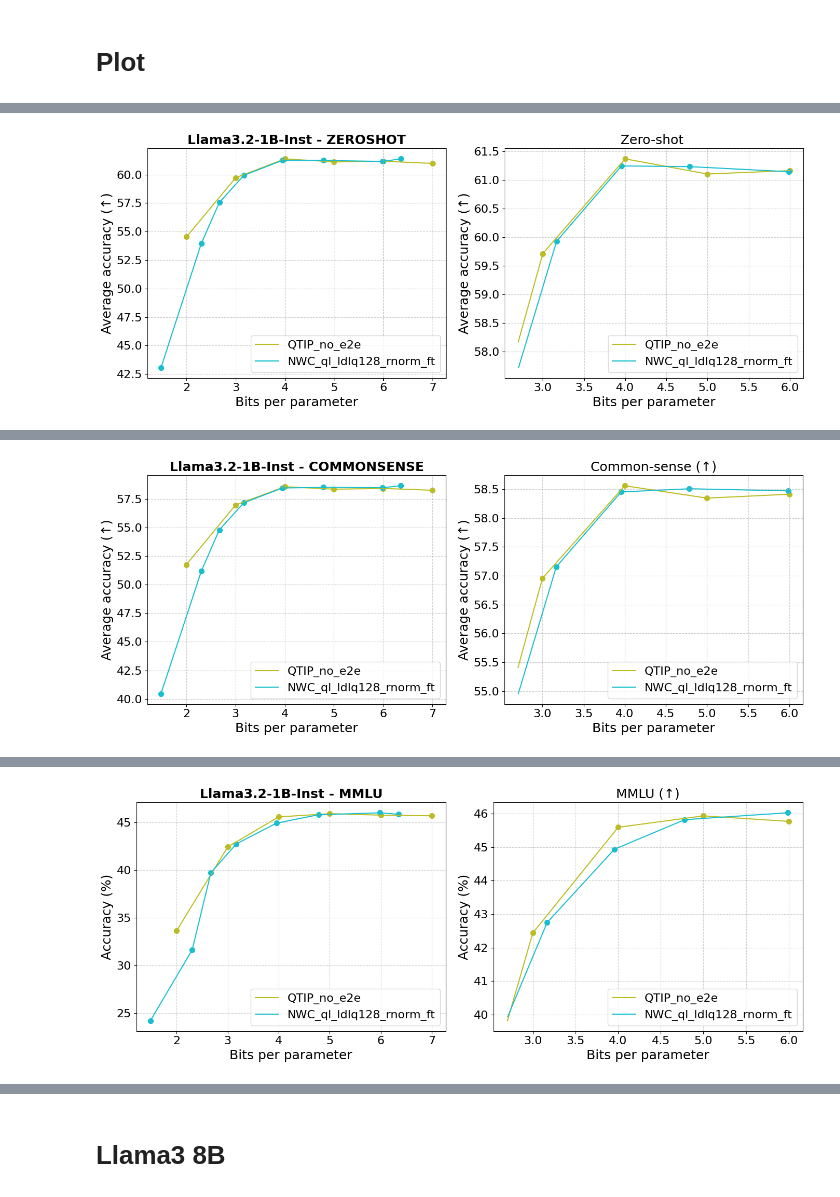
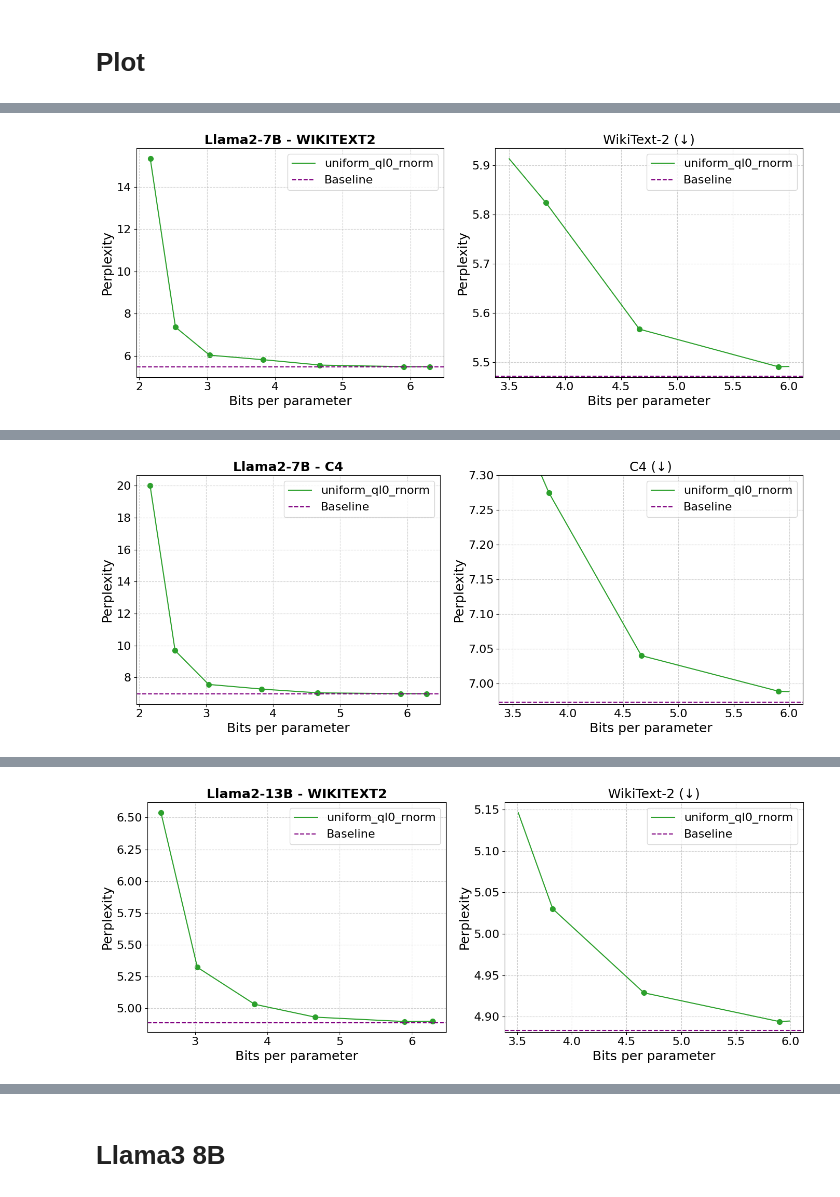
Before and after one commit to ryu326/weight_compression, a Jupyter notebook: notebooks/plot_bpp_acc.ipynb, the cells around one changed output, grey strips where cells are left out. Saved outputs shown, nothing was run; the diff lists cells and outputs as text; code cells hidden in the pictures.

```diff
--- a/notebooks/plot_bpp_acc.ipynb
+++ b/notebooks/plot_bpp_acc.ipynb
@@ -47,7 +47,8 @@ path_list = [
     # '/workspace/Weight_compression/hf_model_comp_results/meta-llama--Llama-2-7b-hf/uniform_ql_rnorm/ql2',
     # '/workspace/Weight_compression/hf_model_comp_results/meta-llama--Llama-2-7b-hf/uniform_ql_rnorm/ql3',
     # '/workspace/Weight_compression/hf_model_comp_results_sv3/llama3.2_1b_inst/ft1'
-    '/workspace/Weight_compression/hf_model_comp_results_sv3/meta-llama--Llama-3.2-3B-Instruct/ql_ldlq128_rnorm_ft'
+    # '/workspace/Weight_compression/hf_model_comp_results_sv3/meta-llama--Llama-3.2-3B-Instruct/ql_ldlq128_rnorm_ft'
+    '/workspace/Weight_compression/hf_model_comp_results/meta-llama--Meta-Llama-3-8B/ql_ldlq128_rnorm_ablation_v2'
 ]
 for path in path_list:
     print('/'.join(path.split('/')[-2:]))
@@ -248,11 +249,13 @@ plot_name = [
     # 'SpinQ',
     # 'QUIP#',
     # 'QuIP#_no_e2e',
-    'QTIP_no_e2e',
+    # 'QTIP_no_e2e',
     # 'QTIP_no_ft',
     # # 'jpeg128',
     # # 'webp128',
-    'NWC_ql_ldlq128_rnorm_ft',
+    'ql_rnorm',
+    # 'ql_ldlq128_rnorm',
+    # 'NWC_ql_ldlq128_rnorm_ft',
     # 'NWC_ql_ldlq128_rnorm_ft_ft',
     # 'scaleH_scale_cond_ldlq128_uniform31.6_ft_scaleh_rnorm',
     # 'scaleH_scale_cond_ldlq128_ft',
@@ -282,9 +285,8 @@ plot_name = [
     # 'NWC_ql_ldlq128_rnorm_M32',
     # 'NWC_ql_ldlq128_rnorm_ft_ft',
     # 'ql',
-    # 'ql_rnorm',
     # 'ql_gaussian_rnorm',
-    # 'uniform_ql0_rnorm',
+    'uniform_ql0_rnorm',
     # 'uniform_ql1_rnorm',
     # 'uniform_ql2_rnorm',
     # 'uniform_ql3_rnorm',
@@ -293,19 +295,19 @@ plot_name = [
     # 'ql_cnorm_trained',
     # 'ql_lnorm',
     # 'ql_lnorm_trained',
-    # 'ql_ldlq128_rnorm',
+    # 'ql_ldlq_rnorm_ablation_v2',
     # 'ql_compand_ldlq128_rnorm',
     # 'ql_compand_ldlq128_rnorm(trained_rnormed)',
     # 'ql_compand_ldlq128_rnorm_fix_s',
 ]
 plot_labels = [
     # 'SeedLM',
-    # 'GPTQ',
-    # 'AWQ',
-    # 'SpinQ',
-    # r'QuIP#$^⁎$',
-    # r'QTIP$^⁎$',
-    # 'NWC (Ours)',
+    'GPTQ',
+    'AWQ',
+    'SpinQ',
+    r'QuIP#$^⁎$',
+    r'QTIP$^⁎$',
+    'NWC (Ours)',
     # 'NWC data-free (Ours)',
     # 'Weight Trained',
     # 'Gaussian Trained',
@@ -343,24 +345,24 @@ plot_labels = [
 plot_keys = [
     ('ppl_wikitext2', 'WikiText-2 (↓)'),
     ('ppl_c4', 'C4 (↓)'),
-    ('zeroshot','Zero-shot '),
-    ('commonsense', 'Common-sense (↑)'),
-    ('mmlu', 'MMLU (↑)'),
+    # ('zeroshot','Zero-shot '),
+    # ('commonsense', 'Common-sense (↑)'),
+    # ('mmlu', 'MMLU (↑)'),
     # ('mse', 'MSE')
     # 'proxy_err',
     ]
 models = [
-    # 'Llama3-8B',
-    # 'Llama2-7B',
+    'Llama3-8B',
+    'Llama2-7B',
     # 'Llama3.2-3B',
-    # 'Llama2-13B',
-    'Llama3.2-1B-Inst',
-    'Llama3.2-3B-Inst',
+    'Llama2-13B',
+    # 'Llama3.2-1B-Inst',
+    # 'Llama3.2-3B-Inst',
     ]
 
 
-# PPL_ZOOM_RANGE = (3.5, 6) ## eval
-PPL_ZOOM_RANGE = (3.7, 6)
+PPL_ZOOM_RANGE = (3.5, 6) ## eval
+# PPL_ZOOM_RANGE = (3.7, 6)
 # PPL_ZOOM_RANGE = (2.5, 6.1) ## gaussian
 # PPL_ZOOM_RANGE = (3, 5.2) ## seedlm
 # ZEROSHOT_ZOOM_RANGE = (3.5, 6.0) ## eval
@@ -391,7 +393,7 @@ if not plot_labels or len(plot_labels) != len(plot_name):
 cmap = cm.get_cmap('tab10')
 # cmap = cm.get_cmap('tab20')
 colors = {}
-idx = 8  # 0은 'Our' 전용
+idx = 1  # 0은 'Our' 전용
 for name in plot_labels:
     if 'Ours' in name:          # 필요하면 name.lower().find('our') >= 0 로
         colors[name] = cmap(0)
@@ -428,6 +430,7 @@ for m_name in models:
                 metric = replace_none_with_nan(v[plot_key])
 
                 mask = np.isfinite(bpp) & np.isfinite(metric) & (metric < 50)
+                mask = np.isfinite(bpp) & np.isfinite(metric)
                 if plot_key in ['commonsense', 'zeroshot', 'mmlu']:
                     metric = metric * 100
                 # mask = np.isfinite(bpp) & np.isfinite(metric)
@@ -469,8 +472,9 @@ for m_name in models:
                     axs[1].plot(x_smooth[zoom_smooth_mask], y_smooth[zoom_smooth_mask], linestyle=linestyle, color=color, label=label, alpha=1, lw=lw)
                     axs[1].scatter(bpp_sorted[zoom_data_mask], metric_sorted[zoom_data_mask], color=color, marker=marker, s=marker_size, alpha=1)
                 if '8B' in m_name and 'wiki' in plot_key:
-                    # axs[1].set_ylim(6.12, 6.8)
-                    # axs[0].set_ylim(6,11)
+                    axs[1].set_ylim(6.12, 6.8)
+                    axs[0].set_ylim(6,11)
+                    axs[0].set_xlim(1.9, 6)
                     pass
                 if '8B' in m_name and 'c4' in plot_key:
                     axs[1].set_ylim(8.87, 9.4)
@@ -559 +564 @@ for m_name in models:
-[figure, old version]
+[figure, new version]
@@ -560 +566 @@ for m_name in models:
-[figure, old version]
+[figure, new version]
@@ -561 +568 @@ for m_name in models:
-[figure, old version]
+[figure, new version]
```
Also changed, not shown: parts of 4 cells of this notebook, 15 other files.
